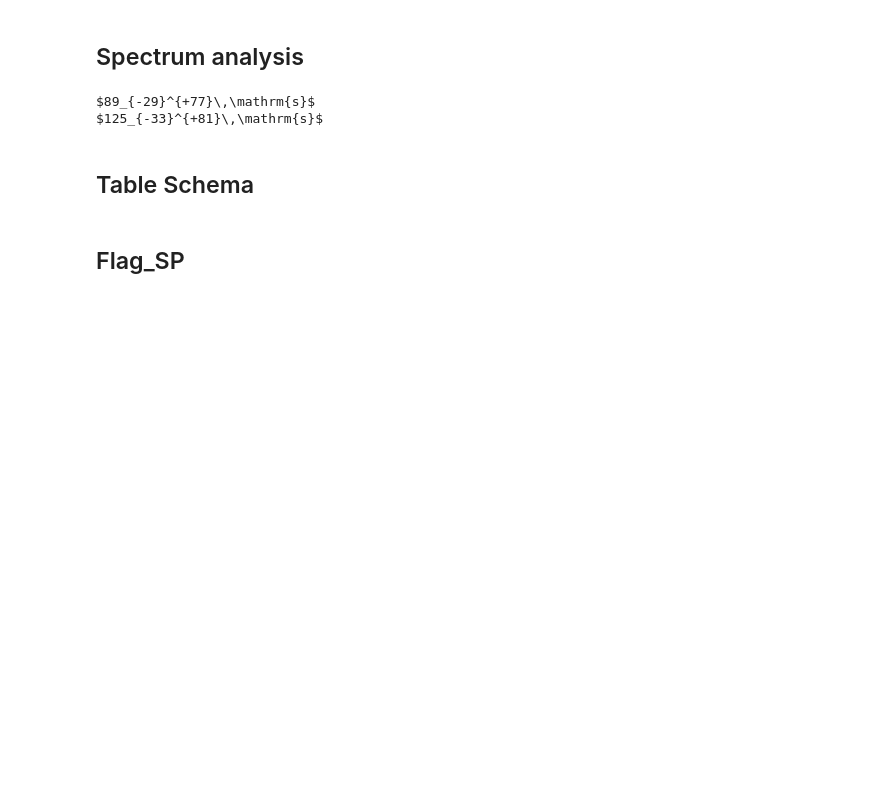
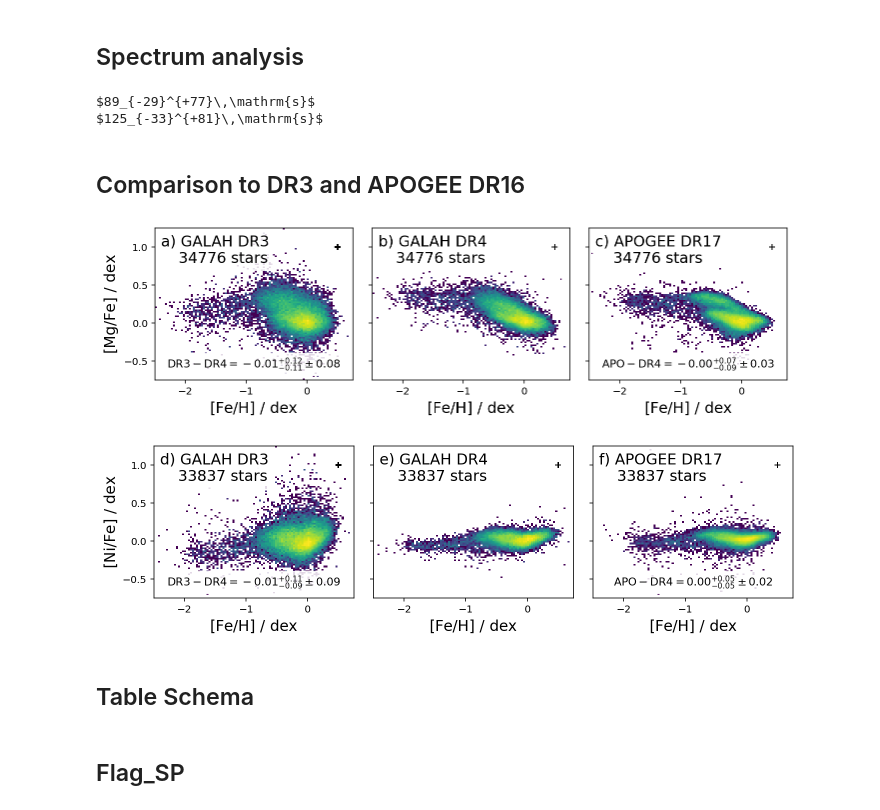
Before and after one commit to svenbuder/galah_dr4_paper, a Jupyter notebook: galah_dr4_paper_plots.ipynb, the cells around one changed output. Drawn from its saved outputs; the diff is of its cells as text; code cells hidden in the pictures; blank space fills up the shorter version.

Commit message:
update to consistent comparison with DR3 and APOGEE DR17

```diff
--- a/galah_dr4_paper_plots.ipynb
+++ b/galah_dr4_paper_plots.ipynb
@@ -339,3 +339,23 @@ print(
 # %% [output]
 $89_{-29}^{+77}\,\mathrm{s}$
 $125_{-33}^{+81}\,\mathrm{s}$
+# %% [markdown]
+## Comparison to DR3 and APOGEE DR16
+# %%
+# APOGEE DR17
+apogee = Table.read('../../Surveys/APOGEE_DR17/allStar-dr17-synspec_rev1.fits',1)
+apogee['tmass_id'] = np.array([apogee_id[2:] for apogee_id in apogee['APOGEE_ID']])
+
+# Join DR3 and DR4 via tmass_id
+galah_dr3_allstar['tmass_id'] = galah_dr3_allstar['star_id']
+dr4_dr3 = join(galah_dr4_allstar, galah_dr3_allstar, keys = 'tmass_id', metadata_conflicts='silent')
+
+# join all 3 via tmass_id
+dr4_dr3_apo = join(dr4_dr3, apogee, keys='tmass_id', metadata_conflicts='silent')
+# %%
+fancy_labels = dict()
+fancy_labels['fe_h'] = r'$\mathrm{[Fe/H]}~/~\mathrm{dex}$'
+
+fancy_labels['Li_fe'] = r'$\mathrm{A(Li)}~/~\mathrm{dex}$'
+for label in ['C','N','O','Na','Mg','Al','Si','K','Ca','Sc','Ti','V','Cr','Mn','Co','Ni','Cu','Zn','Rb','Sr','Y','Zr','Mo','Ru','Ba','La','Ce','Nd','Sm','Eu',]:
+    fancy_labels[label+'_fe'] = r'$\mathrm{['+label+'/Fe]}~/~\mathrm{dex}$'
@@ -342,3 +490,15 @@ $125_{-33}^{+81}\,\mathrm{s}$
+# %%
+# for label in ['Li','C','N','O','Na','Mg','Al','Si','K','Ca','Sc','Ti','V','Cr','Mn','Co','Ni','Cu','Zn','Rb','Sr','Y','Zr','Mo','Ru','Ba','La','Ce','Nd','Sm','Eu',]:
+#     try:
+#         plot_parameter_comparison_dr4_dr3_apo(label=label+'_fe',nr = 1)
+#     except:
+#         print('Did not work for '+label)
+
+plot_parameter_comparison_dr4_dr3_apo(label='Mg_fe',nr = 0)
+plot_parameter_comparison_dr4_dr3_apo(label='Ni_fe',nr = 1)
+# %% [output]
+[figure, added]
+[figure, added]
 # %% [markdown]
 ## Table Schema
 # %%
```
Also changed, not shown: parts of 10 cells of this notebook, 2 other files.
